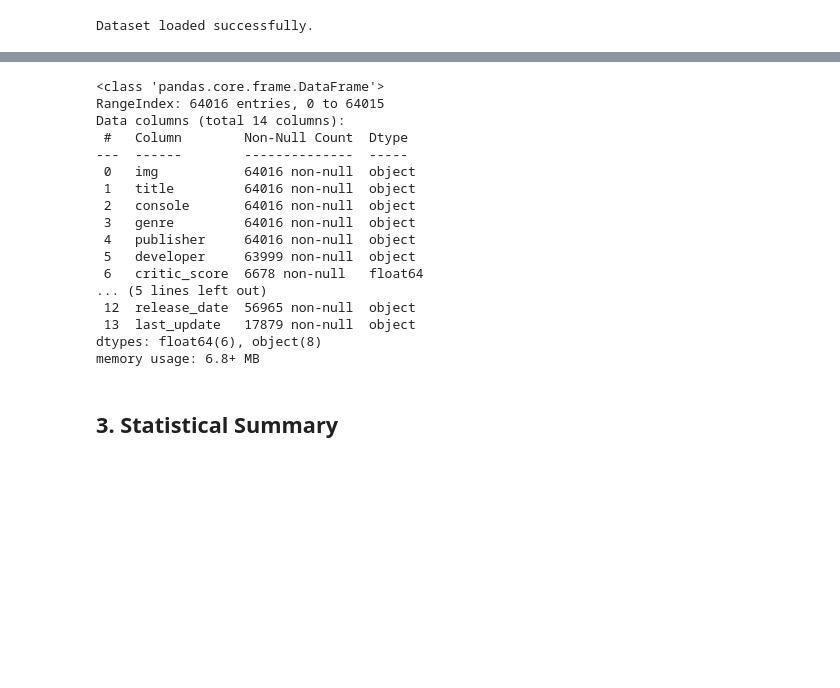
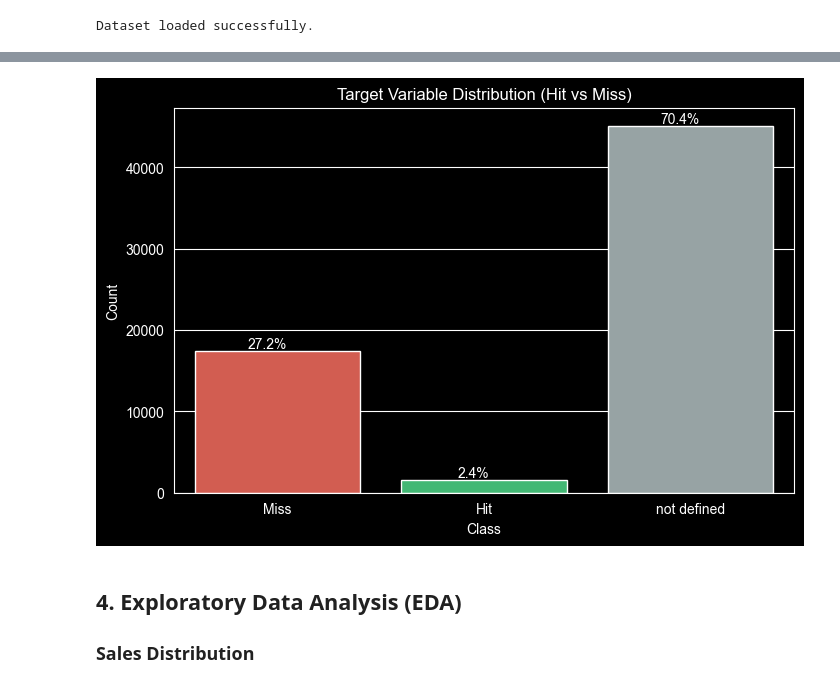
Before and after one commit to Abderrahamane/data-mining-project, a Jupyter notebook: notebooks/1_data_understanding.ipynb, the cells around one changed output, grey strips where cells are left out. Drawn from its saved outputs; the diff is of its cells as text; code cells hidden in the pictures; blank space fills up the shorter version.

```diff
--- a/notebooks/1_data_understanding.ipynb
+++ b/notebooks/1_data_understanding.ipynb
@@ -39,4 +127,13 @@ df.head()
 # %%
-# Check the shape of the dataset
-print(f"The dataset has {df.shape[0]} rows and {df.shape[1]} columns.")
+# target Variable
+df['target_class'] = df['total_sales'].apply(lambda x: 'not defined' if pd.isna(x) else ('Hit' if x >= 1 else 'Miss'))
+
+# check distribution
+target_counts = df['target_class'].value_counts()
+target_props = df['target_class'].value_counts(normalize=True)
+
+print("Hit and miss counts:")
+print(target_counts)
+print("\nHit & miss percentage (percentage %) :")
+print(target_props * 100)
 # %% [output]
@@ -44,24 +153,30 @@ The dataset has 64016 rows and 14 columns.
 # %%
-# Check data types and missing values
-df.info()
+# visualize Target Distribution
+plt.figure(figsize=(8, 5))
+palette = {
+    'Miss': '#E74C3C',        # red
+    'Hit': '#2ECC71',         # green
+    'not defined': '#95A5A6'  # gray
+}
+
+ax = sns.countplot(x='target_class', data=df, order=['Miss', 'Hit', 'not defined'], palette=palette, hue='target_class', legend=False)
+plt.title('Target Variable Distribution (Hit vs Miss)')
+plt.xlabel('Class')
+plt.ylabel('Count')
+
+# Add percentages
+total = len(df)
+for p in ax.patches:
+    percentage = '{:.1f}%'.format(100 * p.get_height()/total)
+    x = p.get_x() + p.get_width() / 2 - 0.05
+    y = p.get_height()
+    ax.annotate(percentage, (x, y), ha='center', va='bottom')
+
+plt.show()
 # %% [output]
-<class 'pandas.core.frame.DataFrame'>
-RangeIndex: 64016 entries, 0 to 64015
-Data columns (total 14 columns):
- #   Column        Non-Null Count  Dtype
----  ------        --------------  -----
- 0   img           64016 non-null  object
- 1   title         64016 non-null  object
- 2   console       64016 non-null  object
- 3   genre         64016 non-null  object
- 4   publisher     64016 non-null  object
- 5   developer     63999 non-null  object
- 6   critic_score  6678 non-null   float64
-... (5 lines left out)
- 12  release_date  56965 non-null  object
- 13  last_update   17879 non-null  object
-dtypes: float64(6), object(8)
-memory usage: 6.8+ MB
+[figure, added]
 # %% [markdown]
-## 3. Statistical Summary
+## 4. Exploratory Data Analysis (EDA)
+
+### Sales Distribution
 # %%
```
Also changed, not shown: parts of 38 cells of this notebook.
